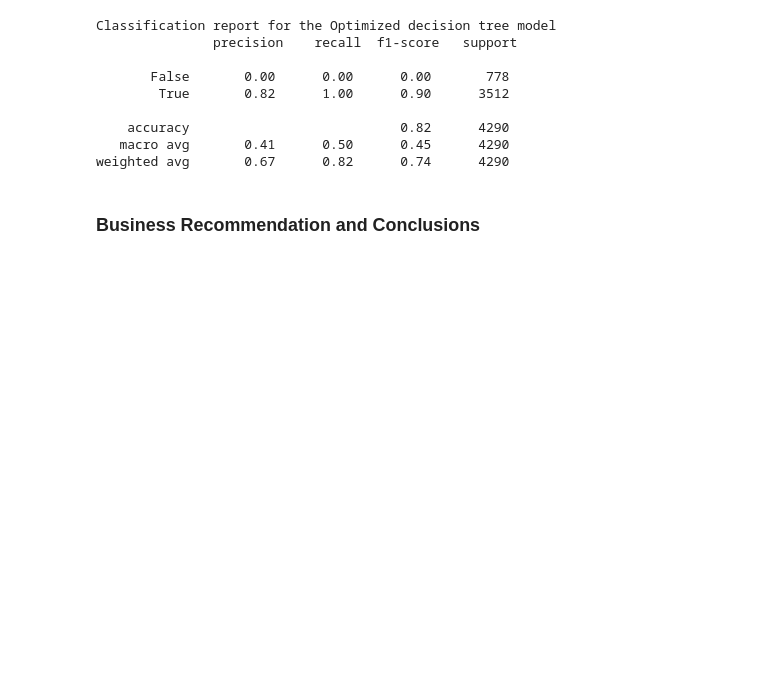
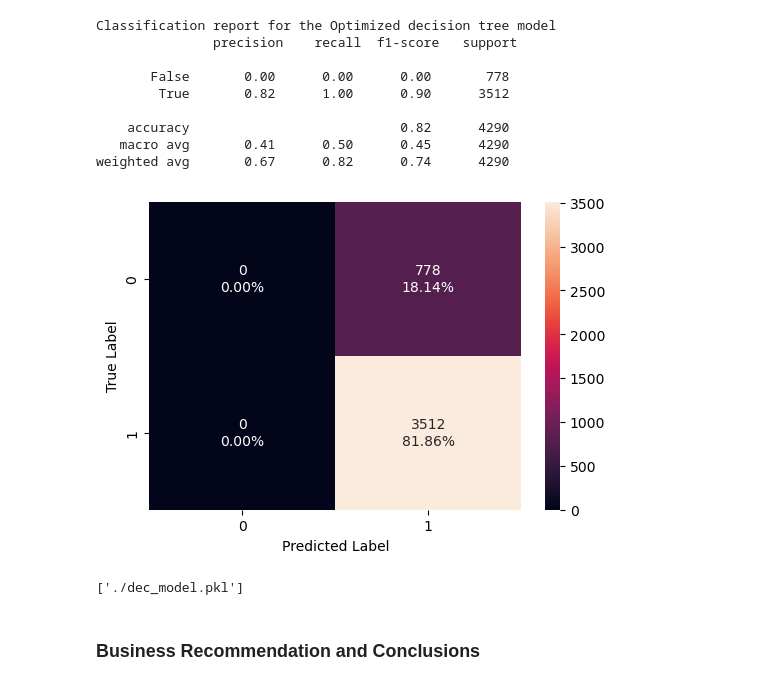
Before and after one commit to chemutai254/ML_Projects, a Jupyter notebook: Waze/waze.ipynb, the cells around one changed output. Saved outputs shown, nothing was run; the diff lists cells and outputs as text; code cells hidden in the pictures; blank space fills up the shorter version.

Commit message:
Model Productionizing.

```diff
--- a/Waze/waze.ipynb
+++ b/Waze/waze.ipynb
@@ -391,5 +391,17 @@ Classification report for the Optimized decision tree model
     accuracy                           0.82      4290
    macro avg       0.41      0.50      0.45      4290
 weighted avg       0.67      0.82      0.74      4290
+# %%
+confusion_matrix_sklearn(best_model, x_test, y_test)
+# %% [output]
+[figure, added]
+# %%
+# Productionizing Models
+import joblib
+
+filename = './dec_model.pkl'
+joblib.dump(dec_tree, filename)
+# %% [output]
+['./dec_model.pkl']
 # %% [markdown]
 ### Business Recommendation and Conclusions
```
Also changed, not shown: 1 other file.
